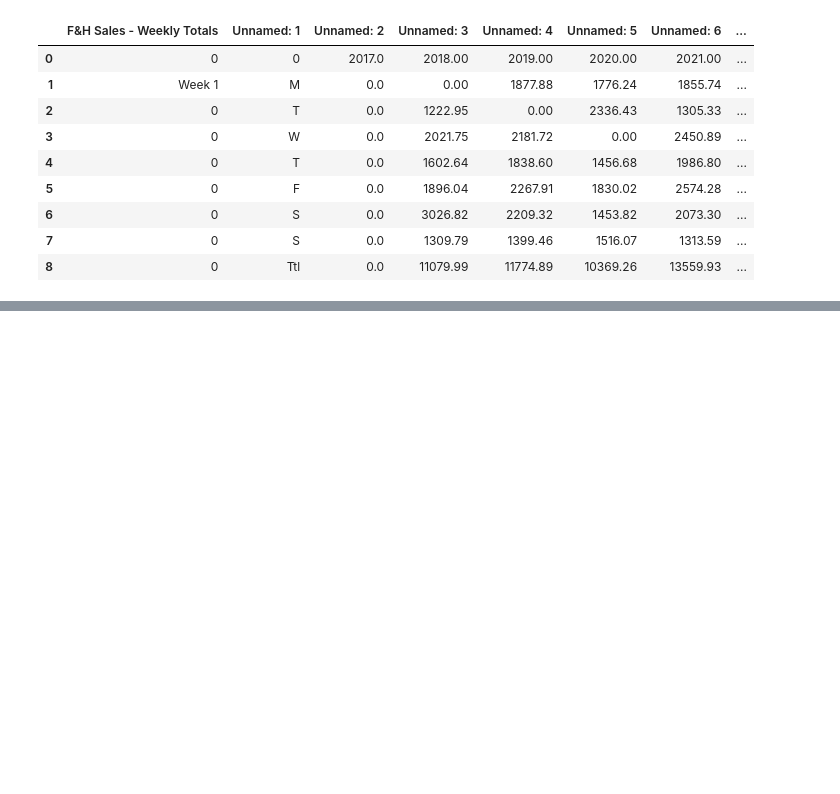
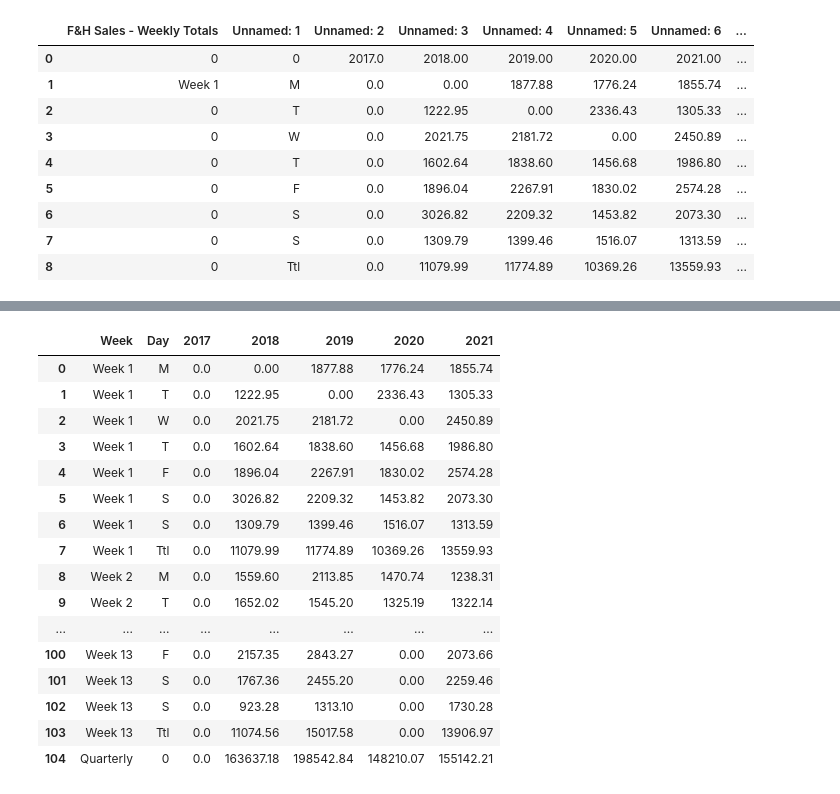
Before and after one commit to j89livingston/FnH_Analysis, a Jupyter notebook: FnHcleanup.ipynb, the cells around one changed output, grey strips where cells are left out. Saved outputs shown, nothing was run; the diff lists cells and outputs as text; code cells hidden in the pictures; blank space fills up the shorter version.

Commit message:
adding week/month/year totals
Process of cleaning the excel file and its sheets

```diff
--- a/FnHcleanup.ipynb
+++ b/FnHcleanup.ipynb
@@ -119,0 +100,14 @@ wklytotal
+# %%
+#drops any row that has 0's in the entire row
+wklydrop = wklytotal.loc[(wklytotal!=0).any(1)]
+# %%
+# reset index after dropping the dead rows
+wklydrop.reset_index(drop=True, inplace=True)
+# %%
+# rename the columns the easy way. next time, just import stringIO
+# needed to give placeholder names to group columns
+wklydrop.columns = ['Week', 'Day', '2017', '2018', '2019','2020','2021',
+                    'Week.a','Day.a', '2017.a', '2018.a', '2019.a','2020.a','2021.a',
+                    'Week.b', 'Day.b', '2017.b', '2018.b', '2019.b','2020.b','2021.b',
+                   'Week.c', 'Day.c', '2017.c', '2018.c', '2019.c','2020.c','2021.c',
+                   'Week.d', 'Day.d', '2018.d', '2019.d','2020.d']
@@ -119,0 +124,7 @@ wklytotal
+# %%
+# Group the Weeks into quarters
+Q1 = wklydrop.iloc[:, 0:7]
+Q2 = wklydrop.iloc[:, 7:14]
+Q3 = wklydrop.iloc[:, 14:21]
+Q4 = wklydrop.iloc[:, 21:28]
+Q4a = wklydrop.iloc[:, 28:33]
@@ -119,0 +144,20 @@ wklytotal
+# %%
+Q1
+# %% [output]
+|  | Week | Day | 2017 | 2018 | 2019 | 2020 | 2021 |
+| 0 | Week 1 | M | 0.0 | 0.00 | 1877.88 | 1776.24 | 1855.74 |
+| 1 | Week 1 | T | 0.0 | 1222.95 | 0.00 | 2336.43 | 1305.33 |
+| 2 | Week 1 | W | 0.0 | 2021.75 | 2181.72 | 0.00 | 2450.89 |
+| 3 | Week 1 | T | 0.0 | 1602.64 | 1838.60 | 1456.68 | 1986.80 |
+| 4 | Week 1 | F | 0.0 | 1896.04 | 2267.91 | 1830.02 | 2574.28 |
+| 5 | Week 1 | S | 0.0 | 3026.82 | 2209.32 | 1453.82 | 2073.30 |
+| 6 | Week 1 | S | 0.0 | 1309.79 | 1399.46 | 1516.07 | 1313.59 |
+| 7 | Week 1 | Ttl | 0.0 | 11079.99 | 11774.89 | 10369.26 | 13559.93 |
+| 8 | Week 2 | M | 0.0 | 1559.60 | 2113.85 | 1470.74 | 1238.31 |
+| 9 | Week 2 | T | 0.0 | 1652.02 | 1545.20 | 1325.19 | 1322.14 |
+| ... | ... | ... | ... | ... | ... | ... | ... |
+| 100 | Week 13 | F | 0.0 | 2157.35 | 2843.27 | 0.00 | 2073.66 |
+| 101 | Week 13 | S | 0.0 | 1767.36 | 2455.20 | 0.00 | 2259.46 |
+| 102 | Week 13 | S | 0.0 | 923.28 | 1313.10 | 0.00 | 1730.28 |
+| 103 | Week 13 | Ttl | 0.0 | 11074.56 | 15017.58 | 0.00 | 13906.97 |
+| 104 | Quarterly | 0 | 0.0 | 163637.18 | 198542.84 | 148210.07 | 155142.21 |
```
Also changed, not shown: parts of 8 cells of this notebook.
